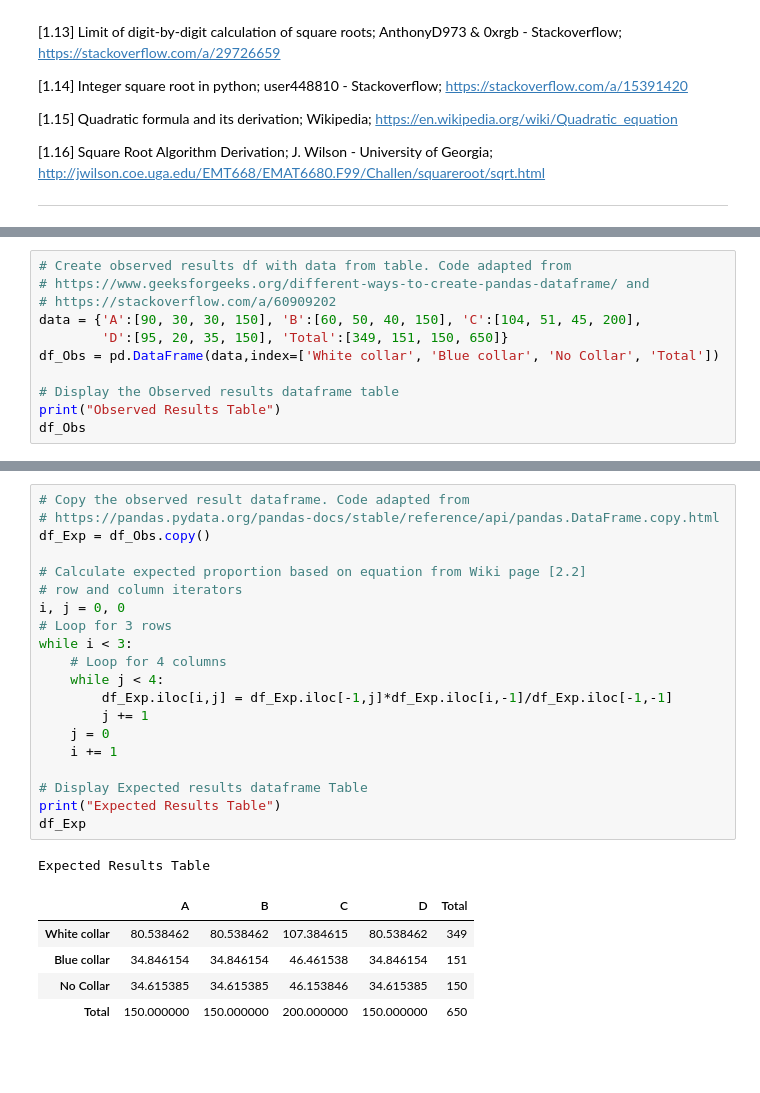
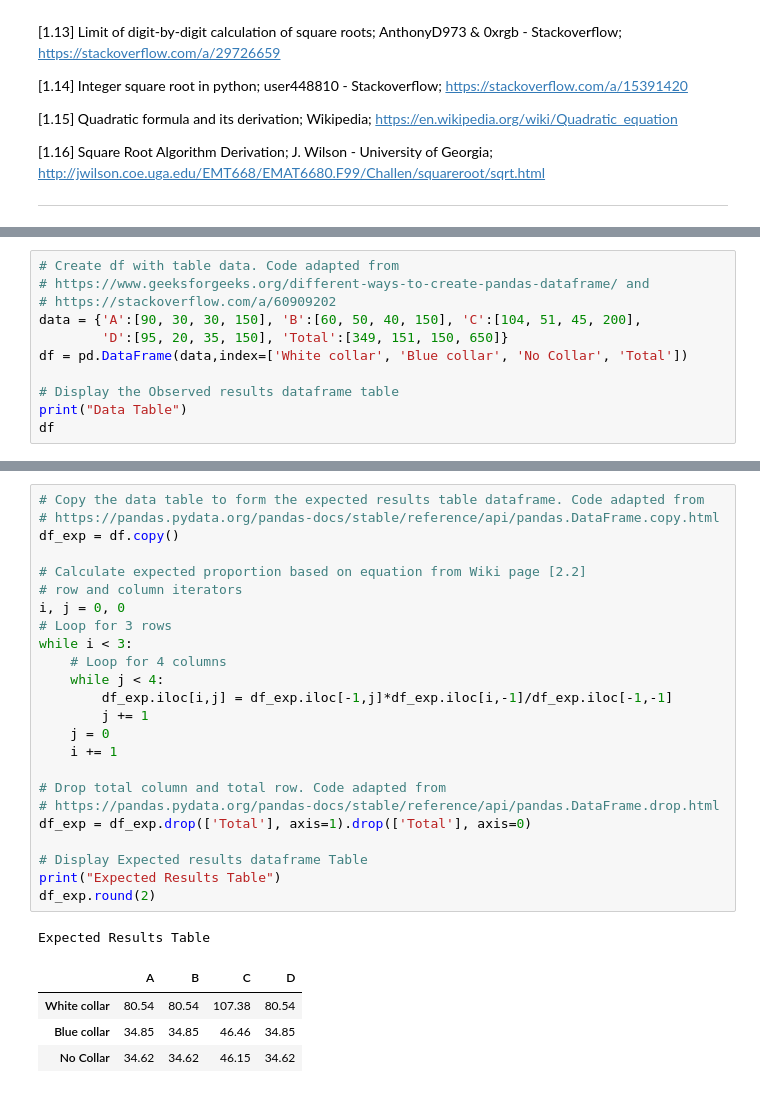
Before and after one commit to markcot/MachLearnTasks, a Jupyter notebook: Tasks.ipynb, the cells around one changed output, grey strips where cells are left out. Drawn from its saved outputs; the diff is of its cells as text; blank space fills up the shorter version.

```diff
--- a/Tasks.ipynb
+++ b/Tasks.ipynb
@@ -456,12 +460,12 @@ from scipy.stats import chi2 # for calculate chi-square value
 # %%
-# Create observed results df with data from table. Code adapted from
+# Create df with table data. Code adapted from
 # https://www.geeksforgeeks.org/different-ways-to-create-pandas-dataframe/ and
 # https://stackoverflow.com/a/60909202
 data = {'A':[90, 30, 30, 150], 'B':[60, 50, 40, 150], 'C':[104, 51, 45, 200],
         'D':[95, 20, 35, 150], 'Total':[349, 151, 150, 650]}
-df_Obs = pd.DataFrame(data,index=['White collar', 'Blue collar', 'No Collar', 'Total'])
+df = pd.DataFrame(data,index=['White collar', 'Blue collar', 'No Collar', 'Total'])
 
 # Display the Observed results dataframe table
-print("Observed Results Table")
-df_Obs
+print("Data Table")
+df
 # %% [output]
@@ -474,29 +491,32 @@ Observed Results Table
 # %%
-# Copy the observed result dataframe. Code adapted from
+# Copy the data table to form the expected results table dataframe. Code adapted from
 # https://pandas.pydata.org/pandas-docs/stable/reference/api/pandas.DataFrame.copy.html
-df_Exp = df_Obs.copy()
+df_exp = df.copy()
 
 # Calculate expected proportion based on equation from Wiki page [2.2]
 # row and column iterators
 i, j = 0, 0
 # Loop for 3 rows
 while i < 3:
     # Loop for 4 columns
     while j < 4:
-        df_Exp.iloc[i,j] = df_Exp.iloc[-1,j]*df_Exp.iloc[i,-1]/df_Exp.iloc[-1,-1]
+        df_exp.iloc[i,j] = df_exp.iloc[-1,j]*df_exp.iloc[i,-1]/df_exp.iloc[-1,-1]
         j += 1
     j = 0
     i += 1
 
+# Drop total column and total row. Code adapted from
+# https://pandas.pydata.org/pandas-docs/stable/reference/api/pandas.DataFrame.drop.html
+df_exp = df_exp.drop(['Total'], axis=1).drop(['Total'], axis=0)
+
 # Display Expected results dataframe Table
 print("Expected Results Table")
-df_Exp
+df_exp.round(2)
 # %% [output]
 Expected Results Table
-|  | A | B | C | D | Total |
-| White collar | 80.538462 | 80.538462 | 107.384615 | 80.538462 | 349 |
-| Blue collar | 34.846154 | 34.846154 | 46.461538 | 34.846154 | 151 |
-| No Collar | 34.615385 | 34.615385 | 46.153846 | 34.615385 | 150 |
-| Total | 150.000000 | 150.000000 | 200.000000 | 150.000000 | 650 |
+|  | A | B | C | D |
+| White collar | 80.54 | 80.54 | 107.38 | 80.54 |
+| Blue collar | 34.85 | 34.85 | 46.46 | 34.85 |
+| No Collar | 34.62 | 34.62 | 46.15 | 34.62 |
 # %%
 # Calculate Partial Chi-squared values
```
Also changed, not shown: parts of 12 cells of this notebook, 1 other file.
